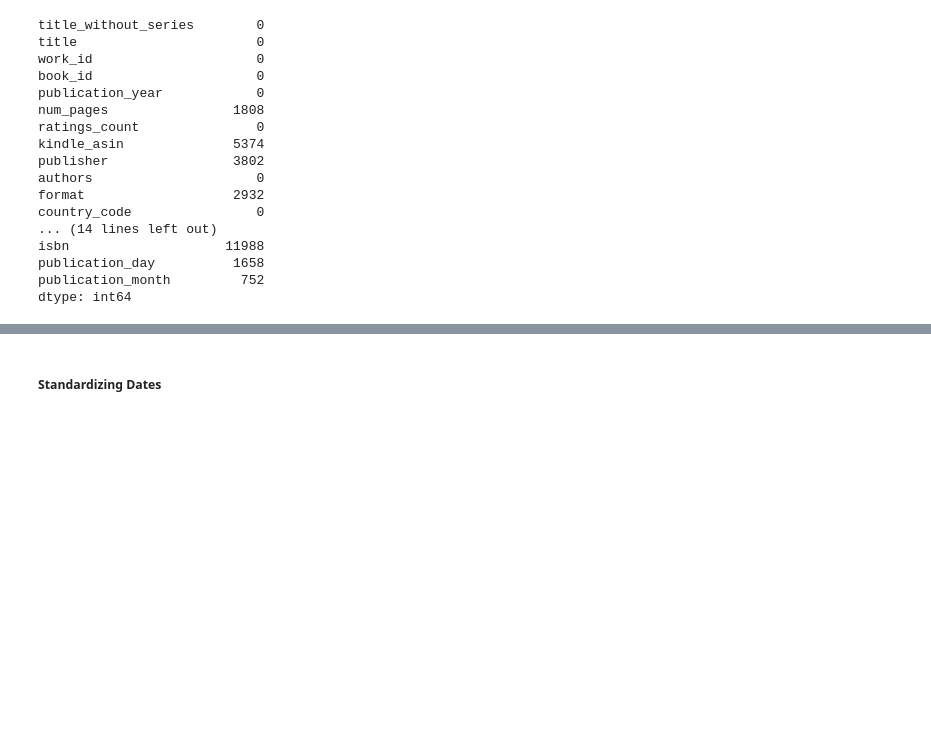
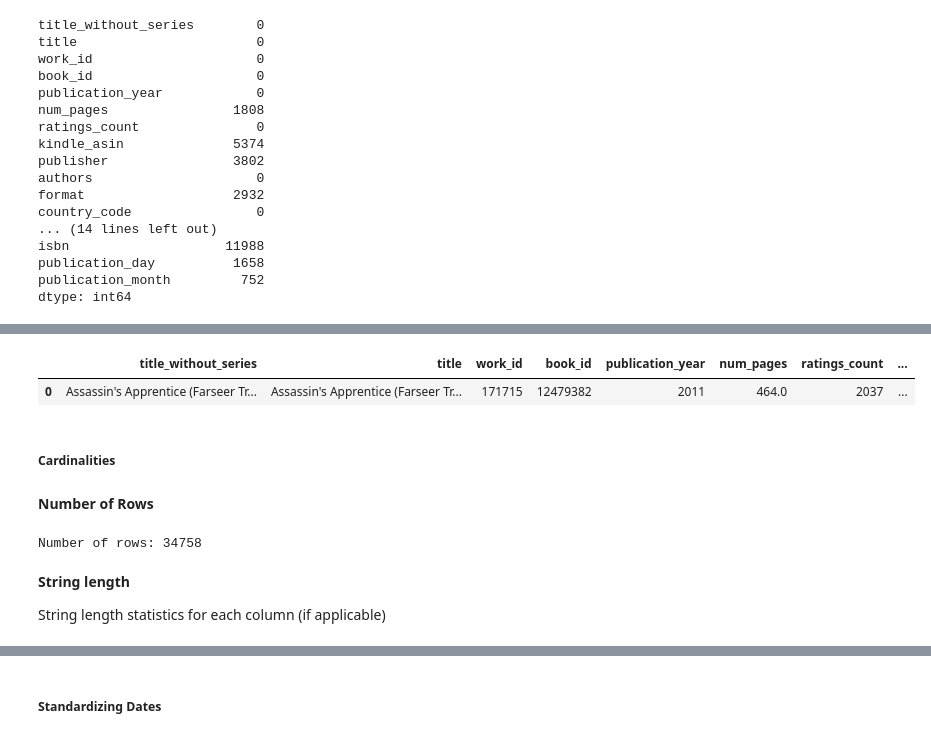
Before and after one commit to ijustsnapped/IPAI, a Jupyter notebook: Project_Raw.ipynb, the cells around one changed output, grey strips where cells are left out. Cells and saved outputs as stored; diff of their text form; code cells hidden in the pictures; blank space fills up the shorter version.

```diff
--- a/Project_Raw.ipynb
+++ b/Project_Raw.ipynb
@@ -2352,0 +2405,22 @@ dtype: int64
+# %%
+# Convert the list of dicts into a string, then strip the leading/trailing brackets
+df["authors"] = df["authors"].astype(str).str.strip("[]")
+# %%
+df.head(1)
+# %% [output]
+|  | title_without_series | title | work_id | book_id | publication_year | num_pages | ratings_count | ... |
+| 0 | Assassin's Apprentice (Farseer Tr... | Assassin's Apprentice (Farseer Tr... | 171715 | 12479382 | 2011 | 464.0 | 2037 | ... |
+# %% [markdown]
+##### **Cardinalities**
+# %% [markdown]
+**Number of Rows**
+# %%
+# 1. Number of rows
+num_rows = df.shape[0]
+print("Number of rows:", num_rows)
+# %% [output]
+Number of rows: 34758
+# %% [markdown]
+**String length**
+
+String length statistics for each column (if applicable)
```
Also changed, not shown: parts of 66 cells of this notebook.
